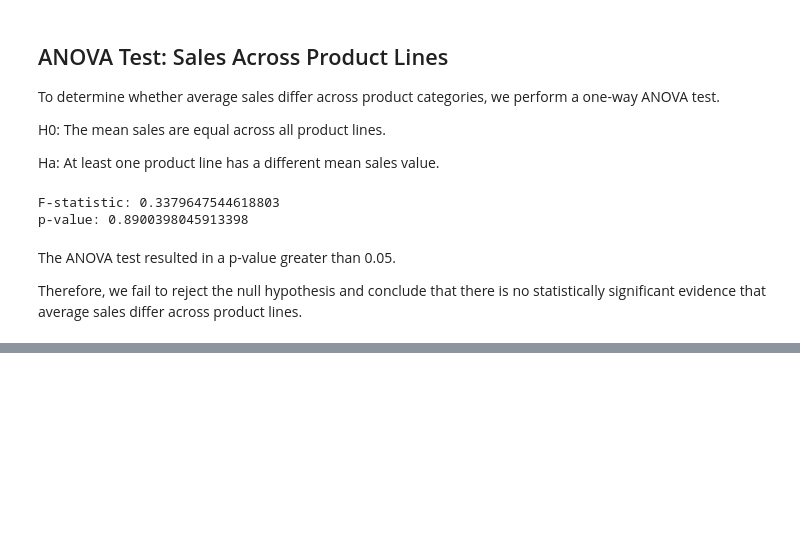
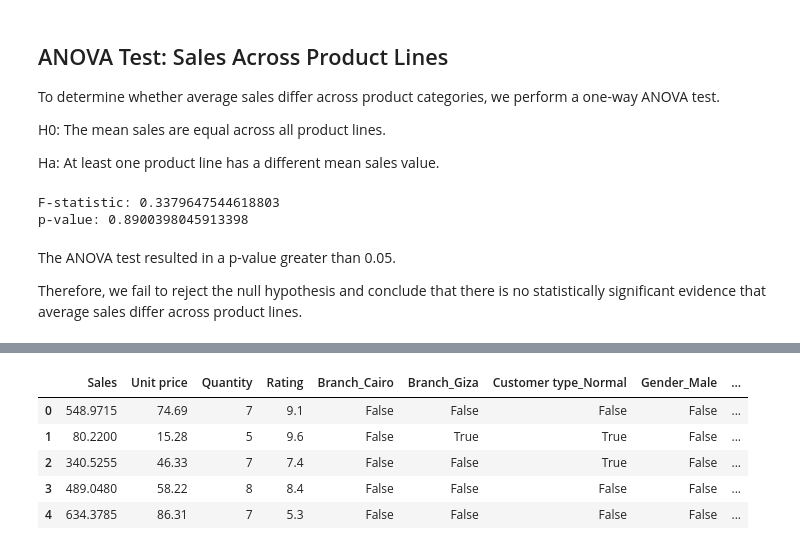
Before and after one commit to donatas-ruzgys/VSCode, a Jupyter notebook: Capstone_projektas/capstone.ipynb, the cells around one changed output, grey strips where cells are left out. Saved outputs shown, nothing was run; the diff lists cells and outputs as text; code cells hidden in the pictures; blank space fills up the shorter version.

```diff
--- a/Capstone_projektas/capstone.ipynb
+++ b/Capstone_projektas/capstone.ipynb
@@ -417,0 +442,12 @@ average sales differ across product lines.
+# %%
+# Convert categorical variables to dummy variables
+model_data = pd.get_dummies(model_data, drop_first=True).astype(float)
+
+model_data.head()
+# %% [output]
+|  | Sales | Unit price | Quantity | Rating | Branch_Cairo | Branch_Giza | Customer type_Normal | Gender_Male | ... |
+| 0 | 548.9715 | 74.69 | 7 | 9.1 | False | False | False | False | ... |
+| 1 | 80.2200 | 15.28 | 5 | 9.6 | False | True | True | False | ... |
+| 2 | 340.5255 | 46.33 | 7 | 7.4 | False | False | True | False | ... |
+| 3 | 489.0480 | 58.22 | 8 | 8.4 | False | False | False | False | ... |
+| 4 | 634.3785 | 86.31 | 7 | 5.3 | False | False | False | False | ... |
```
Also changed, not shown: parts of 5 cells of this notebook.
